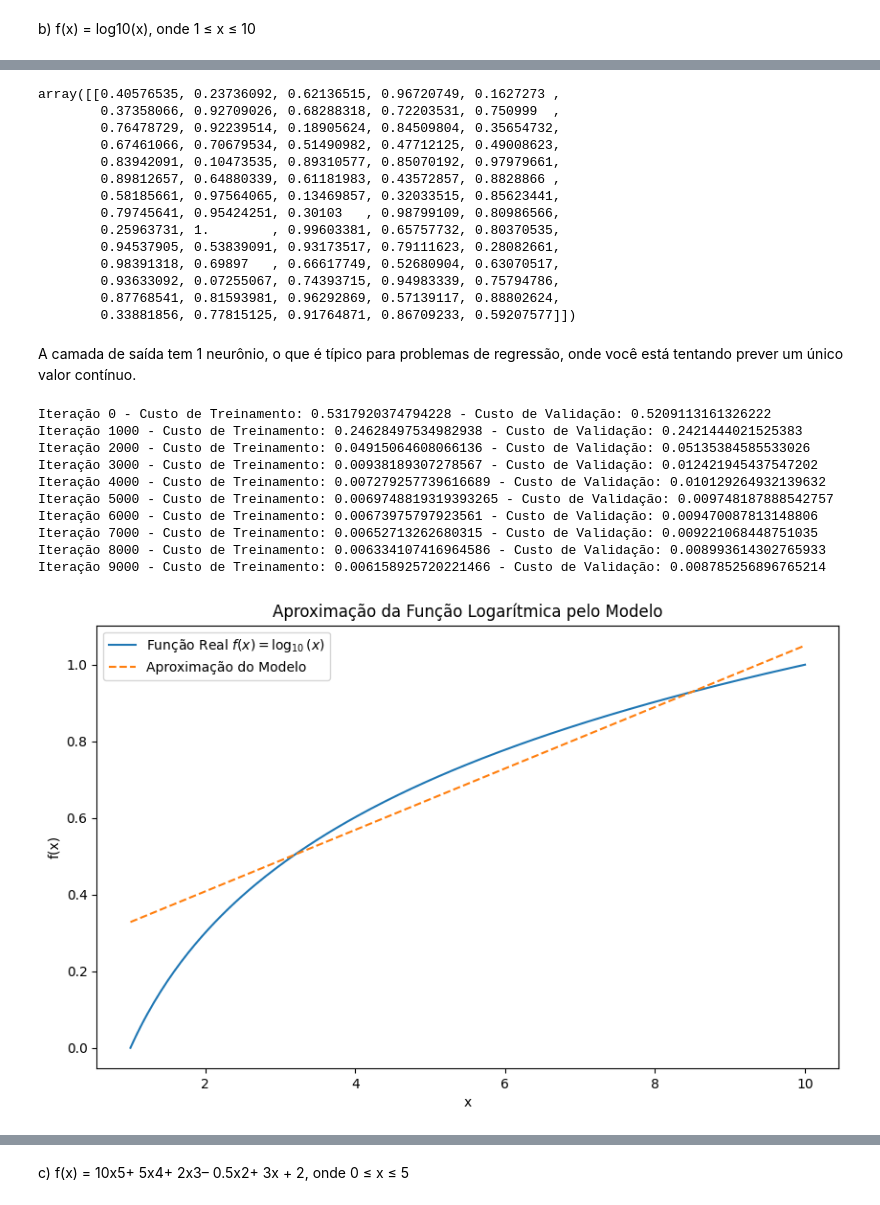
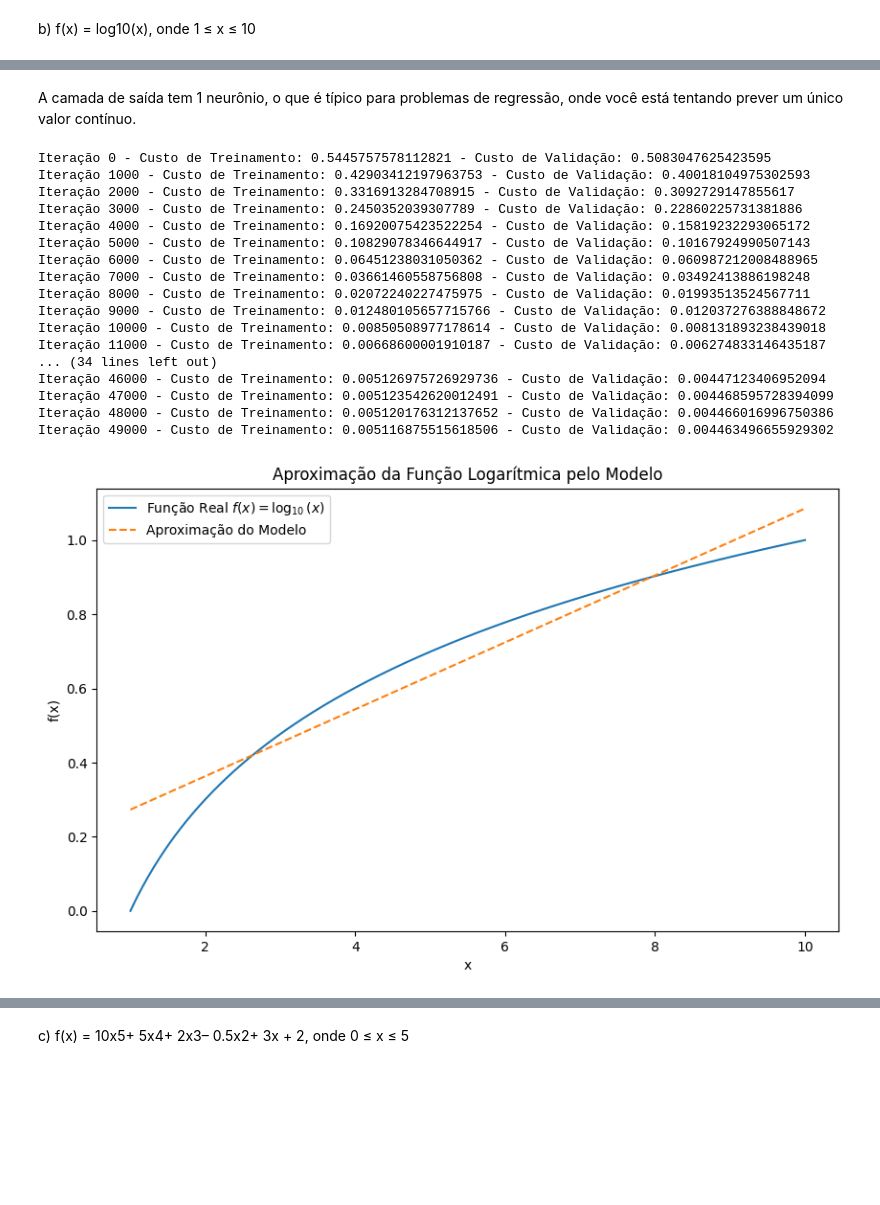
Before and after one commit to ArthurrCr/DEEP-LEARNING, a Jupyter notebook: [DL] 1A Lista_.ipynb, the cells around one changed output, grey strips where cells are left out. Saved outputs shown, nothing was run; the diff lists cells and outputs as text; code cells hidden in the pictures; blank space fills up the shorter version.

```diff
--- a/[DL] 1A Lista_.ipynb
+++ b/[DL] 1A Lista_.ipynb
@@ -212,10 +217,13 @@ def L_model_forward(X, parameters, hidden_activation='relu', output_activation='
     return AL, caches
 
 
-def compute_cost(AL, Y):
+def compute_cost(AL, Y, problema='regressao'):
     m = Y.shape[1]
-    cost = (1./m) * np.sum(np.square(AL - Y)) # Custo quadrático médio (usado para regressão)
-    cost = np.squeeze(cost)  # Garante que a saída seja um escalar
+    if problema == 'regressao':
+        cost = (1./m) * np.sum(np.square(AL - Y)) # Custo quadrático médio (usado para regressão)
+    elif problema == 'classificacao':
+        cost = -(1./m) * (np.dot(Y, np.log(AL).T) + np.dot(1-Y, np.log(1-AL).T)) # Entropia cruzada binária (para problemas de classificação binária)
+    cost = np.squeeze(cost)  # Garante que o custo seja um escalar (e não um array de dimensão 1)
     return cost
 
 
@@ -334,7 +342,7 @@ x_train_a tem 2 atributos e 4 exemplos de treinamento.
 Para a função XOR, é preferível usar funções de ativação não-lineares como a função sigmoid ou ReLU em todas as camadas ocultas. A função de ativação na camada de saída depende do tipo de problema que você está tentando resolver. No caso da função XOR, como é um problema de classificação binária, você geralmente usaria a função sigmoid na camada de saída para obter uma probabilidade como saída, que você pode então arredondar para obter uma previsão de classe binária (0 ou 1).
 # %%
 # Definindo a arquitetura da rede
-layers_dims_a = [x_train_a.T.shape[0], 5, 1]  # 2 neurônios na camada de entrada, 5 na camada oculta e 1 na camada de saída
+layers_dims_a = [x_train_a.T.shape[0], 10, 1]  # 2 neurônios na camada de entrada, 5 na camada oculta e 1 na camada de saída
 
 # Inicializando os parâmetros
 parameters_a = initialize_parameters_deep(layers_dims_a)
@@ -355,7 +363,7 @@ for i in range(num_iterations):
     AL_a, caches_a = L_model_forward(x_train_a.T, parameters_a, hidden_activation='relu', output_activation='sigmoid')
 
     # Cálculo do custo (treinamento)
-    cost_train_a = compute_cost(AL_a, y_train_a.reshape(1, -1))
+    cost_train_a = compute_cost(AL_a, y_train_a.reshape(1, -1), problema='classificacao')
     costs_train_a.append(cost_train_a)
 
     # Propagação para trás
@@ -368,7 +376,7 @@ for i in range(num_iterations):
     AL_a_val, _ = L_model_forward(x_val_a.T, parameters_a, hidden_activation='relu', output_activation='sigmoid')
 
     # Cálculo do custo (validação)
-    cost_val_a = compute_cost(AL_a_val, y_val_a.reshape(1, -1))
+    cost_val_a = compute_cost(AL_a_val, y_val_a.reshape(1, -1), problema='classificacao')
     costs_val_a.append(cost_val_a)
 
     # Imprimir o custo a cada 1000 iterações
@@ -434,7 +442,7 @@ def function_b(x):
     return np.log10(x)
 
 # Gerar amostras para x (100 amostras uniformemente espaçadas entre 1 e 10)
-x_samples_b = np.linspace(1, 10, 100)
+x_samples_b = np.linspace(1, 10, 500) # 100 amostras uniformemente espaçadas entre 1 e 10
 y_samples_b = function_b(x_samples_b)
 
 # Dividindo as amostras em conjuntos de treinamento (70%) e validação (30%)
@@ -480,25 +471,8 @@ array([[ 2.54545455,  1.72727273,  4.18181818,  9.27272727,  1.45454545,
-# %%
-y_train_b
-# %% [output]
-array([[0.40576535, 0.23736092, 0.62136515, 0.96720749, 0.1627273 ,
-        0.37358066, 0.92709026, 0.68288318, 0.72203531, 0.750999  ,
-        0.76478729, 0.92239514, 0.18905624, 0.84509804, 0.35654732,
-        0.67461066, 0.70679534, 0.51490982, 0.47712125, 0.49008623,
-        0.83942091, 0.10473535, 0.89310577, 0.85070192, 0.97979661,
-        0.89812657, 0.64880339, 0.61181983, 0.43572857, 0.8828866 ,
-        0.58185661, 0.97564065, 0.13469857, 0.32033515, 0.85623441,
-        0.79745641, 0.95424251, 0.30103   , 0.98799109, 0.80986566,
-        0.25963731, 1.        , 0.99603381, 0.65757732, 0.80370535,
-        0.94537905, 0.53839091, 0.93173517, 0.79111623, 0.28082661,
-        0.98391318, 0.69897   , 0.66617749, 0.52680904, 0.63070517,
-        0.93633092, 0.07255067, 0.74393715, 0.94983339, 0.75794786,
-        0.87768541, 0.81593981, 0.96292869, 0.57139117, 0.88802624,
-        0.33881856, 0.77815125, 0.91764871, 0.86709233, 0.59207577]])
 # %% [markdown]
 A camada de saída tem 1 neurônio, o que é típico para problemas de regressão, onde você está tentando prever um único valor contínuo.
 # %%
 # Definindo a arquitetura da rede
-layer_dims_b = [x_train_b.shape[0], 100, 1]  # Exemplo: 1 neurônio na camada de entrada, 10 na oculta, 1 na saída para a função b
+layer_dims_b = [x_train_b.shape[0], 300, 1]  # Exemplo: 1 neurônio na camada de entrada, 10 na oculta, 1 na saída para a função b
 
 # Inicializando os parâmetros
 parameters_b = initialize_parameters_deep(layer_dims_b)
@@ -508,12 +482,12 @@ training_costs = []
 validation_costs = []
 
 # Treinamento do modelo
-for i in range(10000):
+for i in range(50000):
     # Forward propagation
     AL_b, caches_b = L_model_forward(x_train_b, parameters_b, hidden_activation='relu', output_activation='linear')
 
     # Compute cost.
-    cost_train = compute_cost(AL_b, y_train_b)
+    cost_train = compute_cost(AL_b, y_train_b, problema='regressao')
     training_costs.append(cost_train)
 
     # Backward propagation.
@@ -524,42 +498,49 @@ for i in range(10000):
 
     # Compute validation cost.
     AL_val_b, _ = L_model_forward(x_val_b, parameters_b, hidden_activation='relu', output_activation='linear')
-    cost_val = compute_cost(AL_val_b, y_val_b)
+    cost_val = compute_cost(AL_val_b, y_val_b, problema='regressao')
     validation_costs.append(cost_val)
 
     if i % 1000 == 0:
         print(f"Iteração {i} - Custo de Treinamento: {cost_train} - Custo de Validação: {cost_val}")
 # %% [output]
-Iteração 0 - Custo de Treinamento: 0.5317920374794228 - Custo de Validação: 0.5209113161326222
-Iteração 1000 - Custo de Treinamento: 0.24628497534982938 - Custo de Validação: 0.2421444021525383
-Iteração 2000 - Custo de Treinamento: 0.04915064608066136 - Custo de Validação: 0.05135384585533026
-Iteração 3000 - Custo de Treinamento: 0.00938189307278567 - Custo de Validação: 0.012421945437547202
-Iteração 4000 - Custo de Treinamento: 0.007279257739616689 - Custo de Validação: 0.010129264932139632
-Iteração 5000 - Custo de Treinamento: 0.0069748819319393265 - Custo de Validação: 0.009748187888542757
-Iteração 6000 - Custo de Treinamento: 0.00673975797923561 - Custo de Validação: 0.009470087813148806
-Iteração 7000 - Custo de Treinamento: 0.00652713262680315 - Custo de Validação: 0.009221068448751035
-Iteração 8000 - Custo de Treinamento: 0.006334107416964586 - Custo de Validação: 0.008993614302765933
-Iteração 9000 - Custo de Treinamento: 0.006158925720221466 - Custo de Validação: 0.008785256896765214
+Iteração 0 - Custo de Treinamento: 0.5445757578112821 - Custo de Validação: 0.5083047625423595
+Iteração 1000 - Custo de Treinamento: 0.42903412197963753 - Custo de Validação: 0.40018104975302593
+Iteração 2000 - Custo de Treinamento: 0.3316913284708915 - Custo de Validação: 0.3092729147855617
+Iteração 3000 - Custo de Treinamento: 0.2450352039307789 - Custo de Validação: 0.22860225731381886
+Iteração 4000 - Custo de Treinamento: 0.16920075423522254 - Custo de Validação: 0.15819232293065172
+Iteração 5000 - Custo de Treinamento: 0.10829078346644917 - Custo de Validação: 0.10167924990507143
+Iteração 6000 - Custo de Treinamento: 0.06451238031050362 - Custo de Validação: 0.060987212008488965
+Iteração 7000 - Custo de Treinamento: 0.03661460558756808 - Custo de Validação: 0.03492413886198248
+Iteração 8000 - Custo de Treinamento: 0.02072240227475975 - Custo de Validação: 0.01993513524567711
+Iteração 9000 - Custo de Treinamento: 0.012480105657715766 - Custo de Validação: 0.012037276388848672
+Iteração 10000 - Custo de Treinamento: 0.00850508977178614 - Custo de Validação: 0.008131893238439018
+Iteração 11000 - Custo de Treinamento: 0.00668600001910187 - Custo de Validação: 0.006274833146435187
+... (34 lines left out)
+Iteração 46000 - Custo de Treinamento: 0.005126975726929736 - Custo de Validação: 0.00447123406952094
+Iteração 47000 - Custo de Treinamento: 0.005123542620012491 - Custo de Validação: 0.004468595728394099
+Iteração 48000 - Custo de Treinamento: 0.005120176312137652 - Custo de Validação: 0.004466016996750386
+Iteração 49000 - Custo de Treinamento: 0.005116875515618506 - Custo de Validação: 0.004463496655929302
 # %%
 # Gerando dados de teste em um intervalo contínuo
-x_test = np.linspace(1, 10, 200)
+x_test = np.linspace(1, 10, 500)
 y_true = function_b(x_test)
 
 # Propagação para frente para fazer previsões com o modelo treinado
 x_test = x_test.reshape(1, -1)
 AL_test, _ = L_model_forward(x_test, parameters_b, hidden_activation='relu', output_activation='linear')
 
 # Plotando a função verdadeira e as previsões do modelo
 plt.figure(figsize=(10, 6))
 plt.plot(x_test.flatten(), y_true.flatten(), label='Função Real $f(x) = \log_{10}(x)$')
 plt.plot(x_test.flatten(), AL_test.flatten(), label='Aproximação do Modelo', linestyle='--')
 plt.xlabel('x')
 plt.ylabel('f(x)')
 plt.title('Aproximação da Função Logarítmica pelo Modelo')
 plt.legend()
 plt.show()
 # %% [output]
-[figure, old version]
+[figure, new version]
 # %%
 # Plotting the training and validation cost
 plt.figure(figsize=(12, 5))
```
Also changed, not shown: parts of 19 cells of this notebook.
